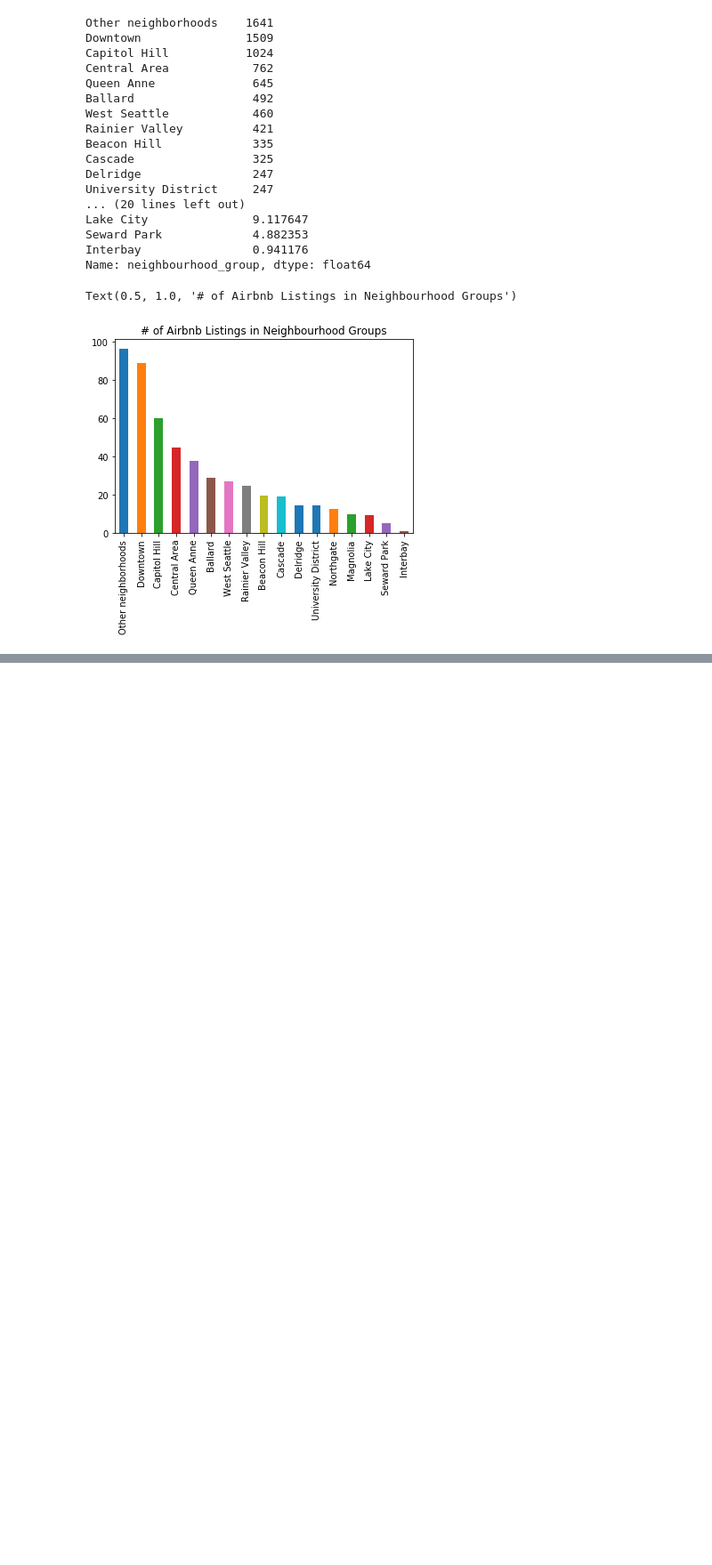
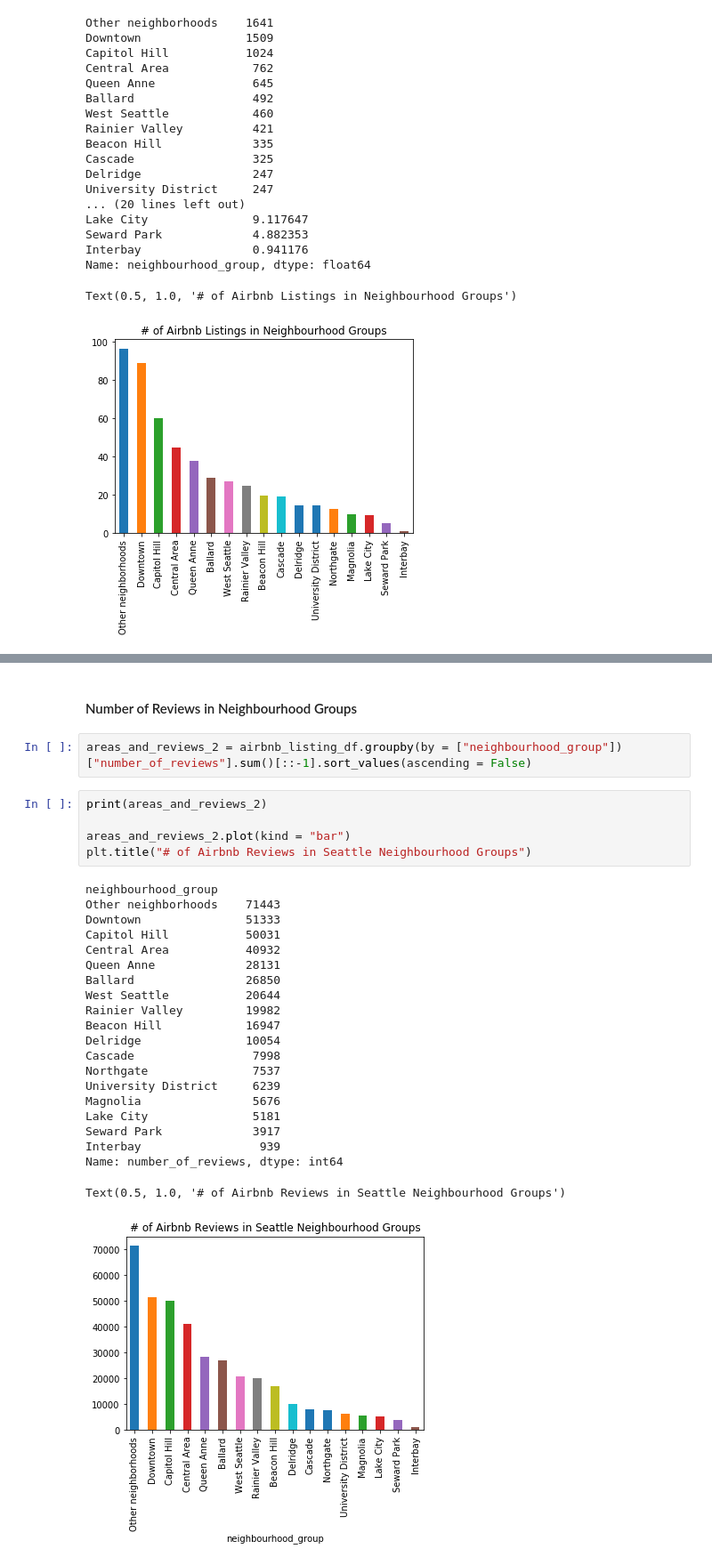
Before and after one commit to SimplifyData/Predict-Airbnb-Prices-in-Seattle, a Jupyter notebook: seattle_airbnb.ipynb, the cells around one changed output, grey strips where cells are left out. Shown at 89% size. Drawn from its saved outputs; the diff is of its cells as text; blank space fills up the shorter version.

Commit message:
Airbnb: prices & reviews of listing computed

```diff
--- a/seattle_airbnb.ipynb
+++ b/seattle_airbnb.ipynb
@@ -183,0 +177,31 @@ number_of_reviews
+# %% [markdown]
+#### Number of Reviews in Neighbourhood Groups
+# %%
+areas_and_reviews_2 = airbnb_listing_df.groupby(by = ["neighbourhood_group"])["number_of_reviews"].sum()[::-1].sort_values(ascending = False)
+# %%
+print(areas_and_reviews_2)
+
+areas_and_reviews_2.plot(kind = "bar")
+plt.title("# of Airbnb Reviews in Seattle Neighbourhood Groups")
+# %% [output]
+neighbourhood_group
+Other neighborhoods    71443
+Downtown               51333
+Capitol Hill           50031
+Central Area           40932
+Queen Anne             28131
+Ballard                26850
+West Seattle           20644
+Rainier Valley         19982
+Beacon Hill            16947
+Delridge               10054
+Cascade                 7998
+Northgate               7537
+University District     6239
+Magnolia                5676
+Lake City               5181
+Seward Park             3917
+Interbay                 939
+Name: number_of_reviews, dtype: int64
+Text(0.5, 1.0, '# of Airbnb Reviews in Seattle Neighbourhood Groups')
+[figure, added]
```
Also changed, not shown: parts of 9 cells of this notebook.
